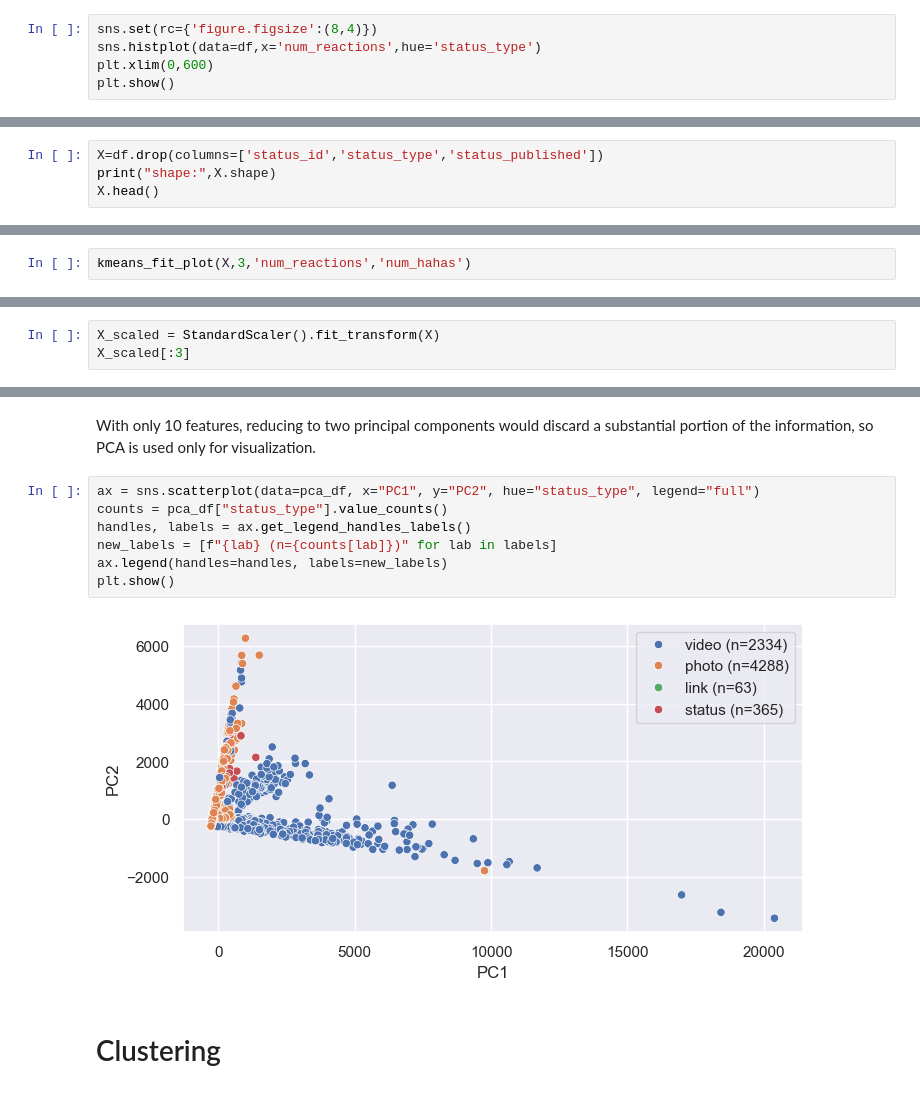
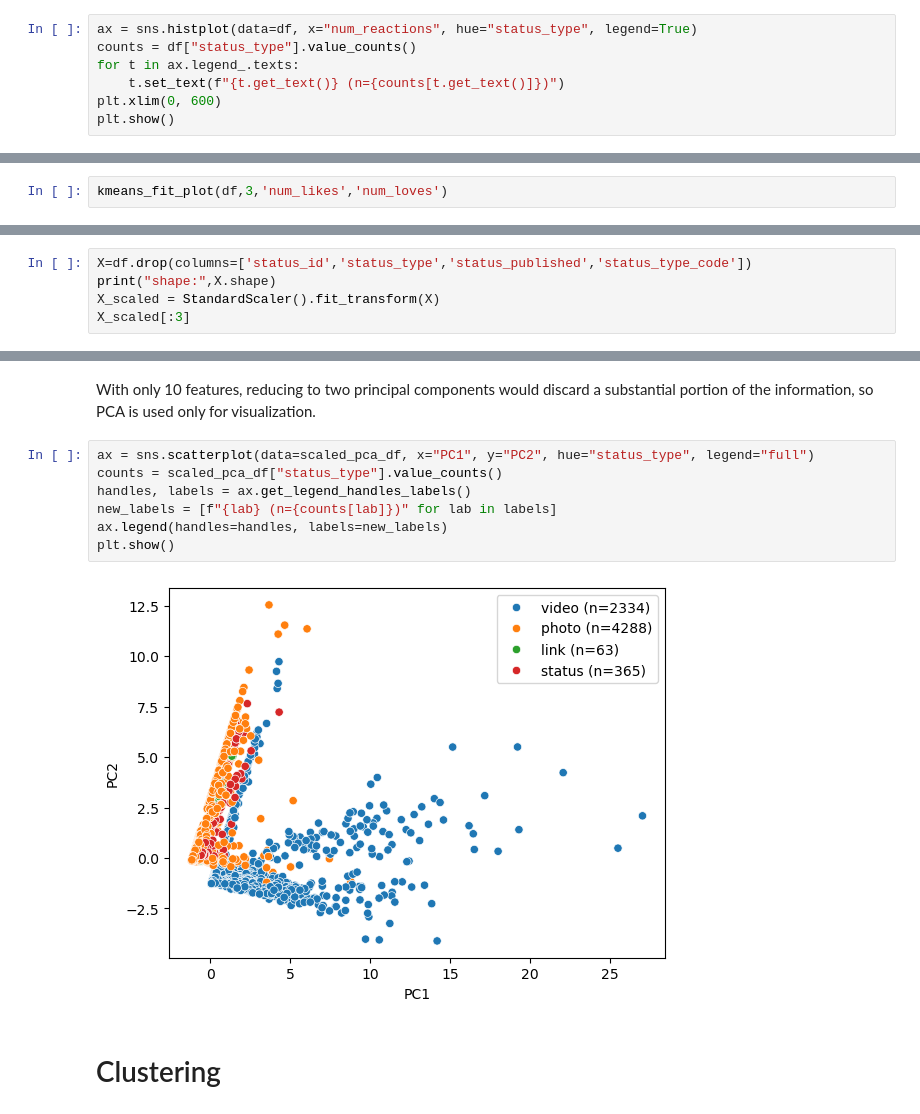
Before and after one commit to rhaswah/ds-tutorials, a Jupyter notebook: k_means/kmeans.ipynb, the cells around one changed output, grey strips where cells are left out. Saved outputs shown, nothing was run; the diff lists cells and outputs as text.

```diff
--- a/k_means/kmeans.ipynb
+++ b/k_means/kmeans.ipynb
@@ -30,8 +31,10 @@ df.head()
 | 3 | 4 | photo | 4/21/2018 2:29 | 111 | 0 | 0 | 111 | ... |
 | 4 | 5 | photo | 4/18/2018 3:22 | 213 | 0 | 0 | 204 | ... |
 # %%
-sns.set(rc={'figure.figsize':(8,4)})
-sns.histplot(data=df,x='num_reactions',hue='status_type')
-plt.xlim(0,600)
+ax = sns.histplot(data=df, x="num_reactions", hue="status_type", legend=True)
+counts = df["status_type"].value_counts()
+for t in ax.legend_.texts:
+    t.set_text(f"{t.get_text()} (n={counts[t.get_text()]})")
+plt.xlim(0, 600)
 plt.show()
 # %% [output]
@@ -77,6 +79,2 @@ plt.show()
 # %% [markdown]
 ## K-Means Algorithm
-# %%
-X=df.drop(columns=['status_id','status_type','status_published'])
-print("shape:",X.shape)
-X.head()
@@ -112,3 +112,3 @@ def kmeans_fit_plot(X,n,x_feature,y_feature):
 # %%
-kmeans_fit_plot(X,3,'num_reactions','num_hahas')
+kmeans_fit_plot(df,3,'num_likes','num_loves')
 # %% [output]
@@ -131,6 +131,8 @@ Principal component analysis reorients the feature space to span the directions
 # %% [markdown]
 Scale data before PCA and K-means, because both depend on distance and variance.
 # %%
+X=df.drop(columns=['status_id','status_type','status_published','status_type_code'])
+print("shape:",X.shape)
 X_scaled = StandardScaler().fit_transform(X)
 X_scaled[:3]
 # %% [output]
@@ -178,14 +184,14 @@ cumulative variance covered in 1 componenet and in 2 components
 # %% [markdown]
 With only 10 features, reducing to two principal components would discard a substantial portion of the information, so PCA is used only for visualization.
 # %%
-ax = sns.scatterplot(data=pca_df, x="PC1", y="PC2", hue="status_type", legend="full")
-counts = pca_df["status_type"].value_counts()
+ax = sns.scatterplot(data=scaled_pca_df, x="PC1", y="PC2", hue="status_type", legend="full")
+counts = scaled_pca_df["status_type"].value_counts()
 handles, labels = ax.get_legend_handles_labels()
 new_labels = [f"{lab} (n={counts[lab]})" for lab in labels]
 ax.legend(handles=handles, labels=new_labels)
 plt.show()
 # %% [output]
-[figure, old version]
+[figure, new version]
 # %% [markdown]
 # Clustering
 # %% [markdown]
```
Also changed, not shown: parts of 20 cells of this notebook, 1 other file.
